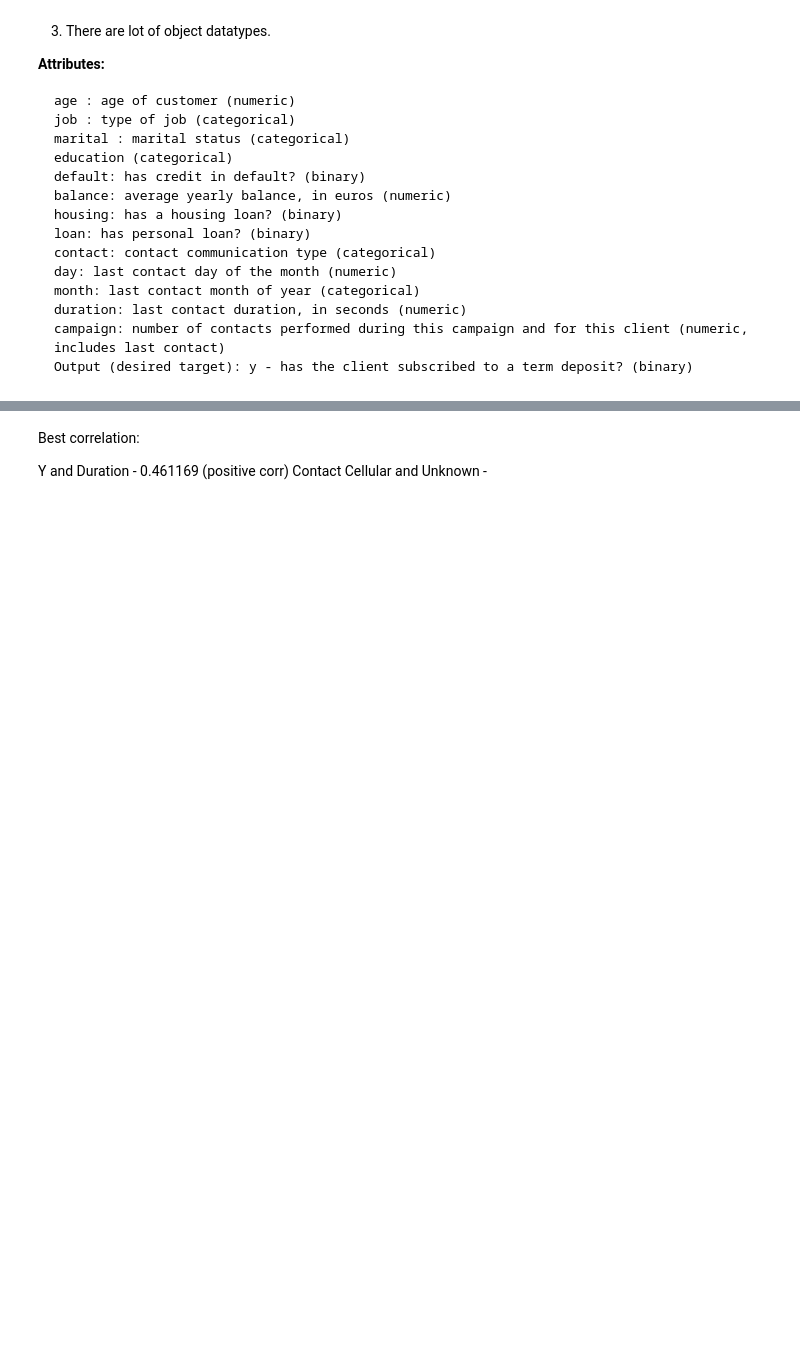
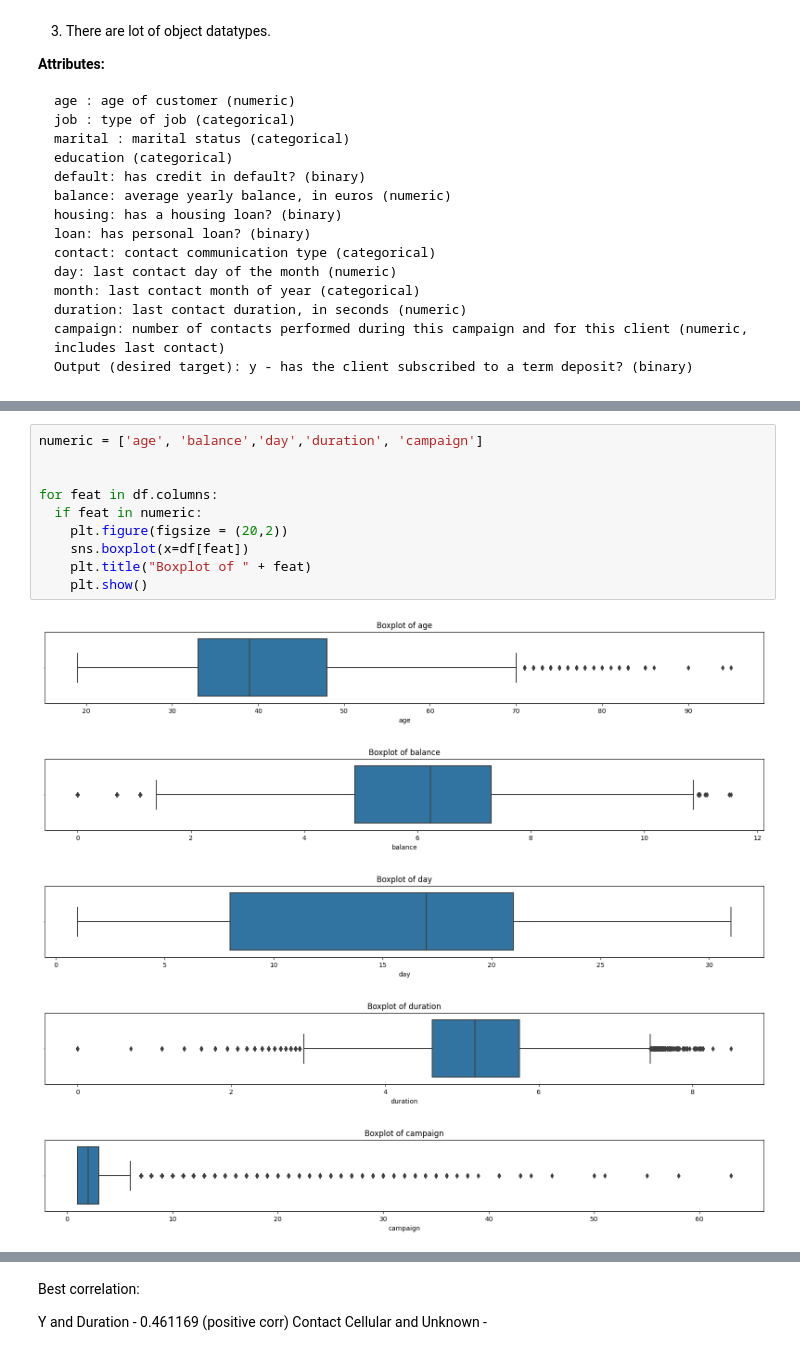
Before and after one commit to kuzhuppillil/4jwFB7LZrh7Mn9TT, a Jupyter notebook: Term_Deposit_Marketing.ipynb, the cells around one changed output, grey strips where cells are left out. Drawn from its saved outputs; the diff is of its cells as text; blank space fills up the shorter version.

```diff
--- a/Term_Deposit_Marketing.ipynb
+++ b/Term_Deposit_Marketing.ipynb
@@ -90,0 +178,16 @@ df['loan'] = df['loan'].str.replace('yes','1').str.replace('no','0').astype(int)
+# %%
+numeric = ['age', 'balance','day','duration', 'campaign']
+
+
+for feat in df.columns:
+  if feat in numeric:
+    plt.figure(figsize = (20,2))
+    sns.boxplot(x=df[feat])
+    plt.title("Boxplot of " + feat)
+    plt.show()
+# %% [output]
+[figure, added]
+[figure, added]
+[figure, added]
+[figure, added]
+[figure, added]
```
Also changed, not shown: parts of 21 cells of this notebook.
